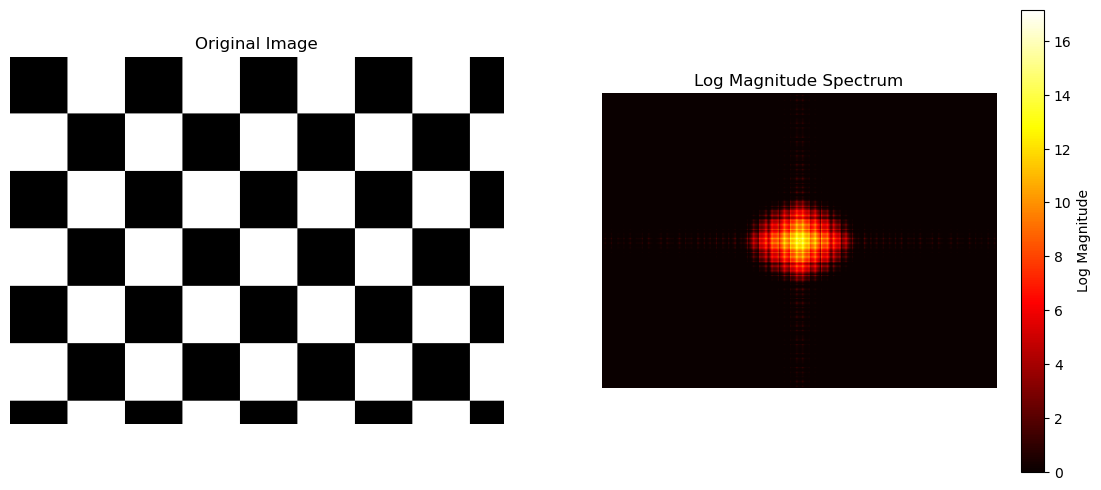
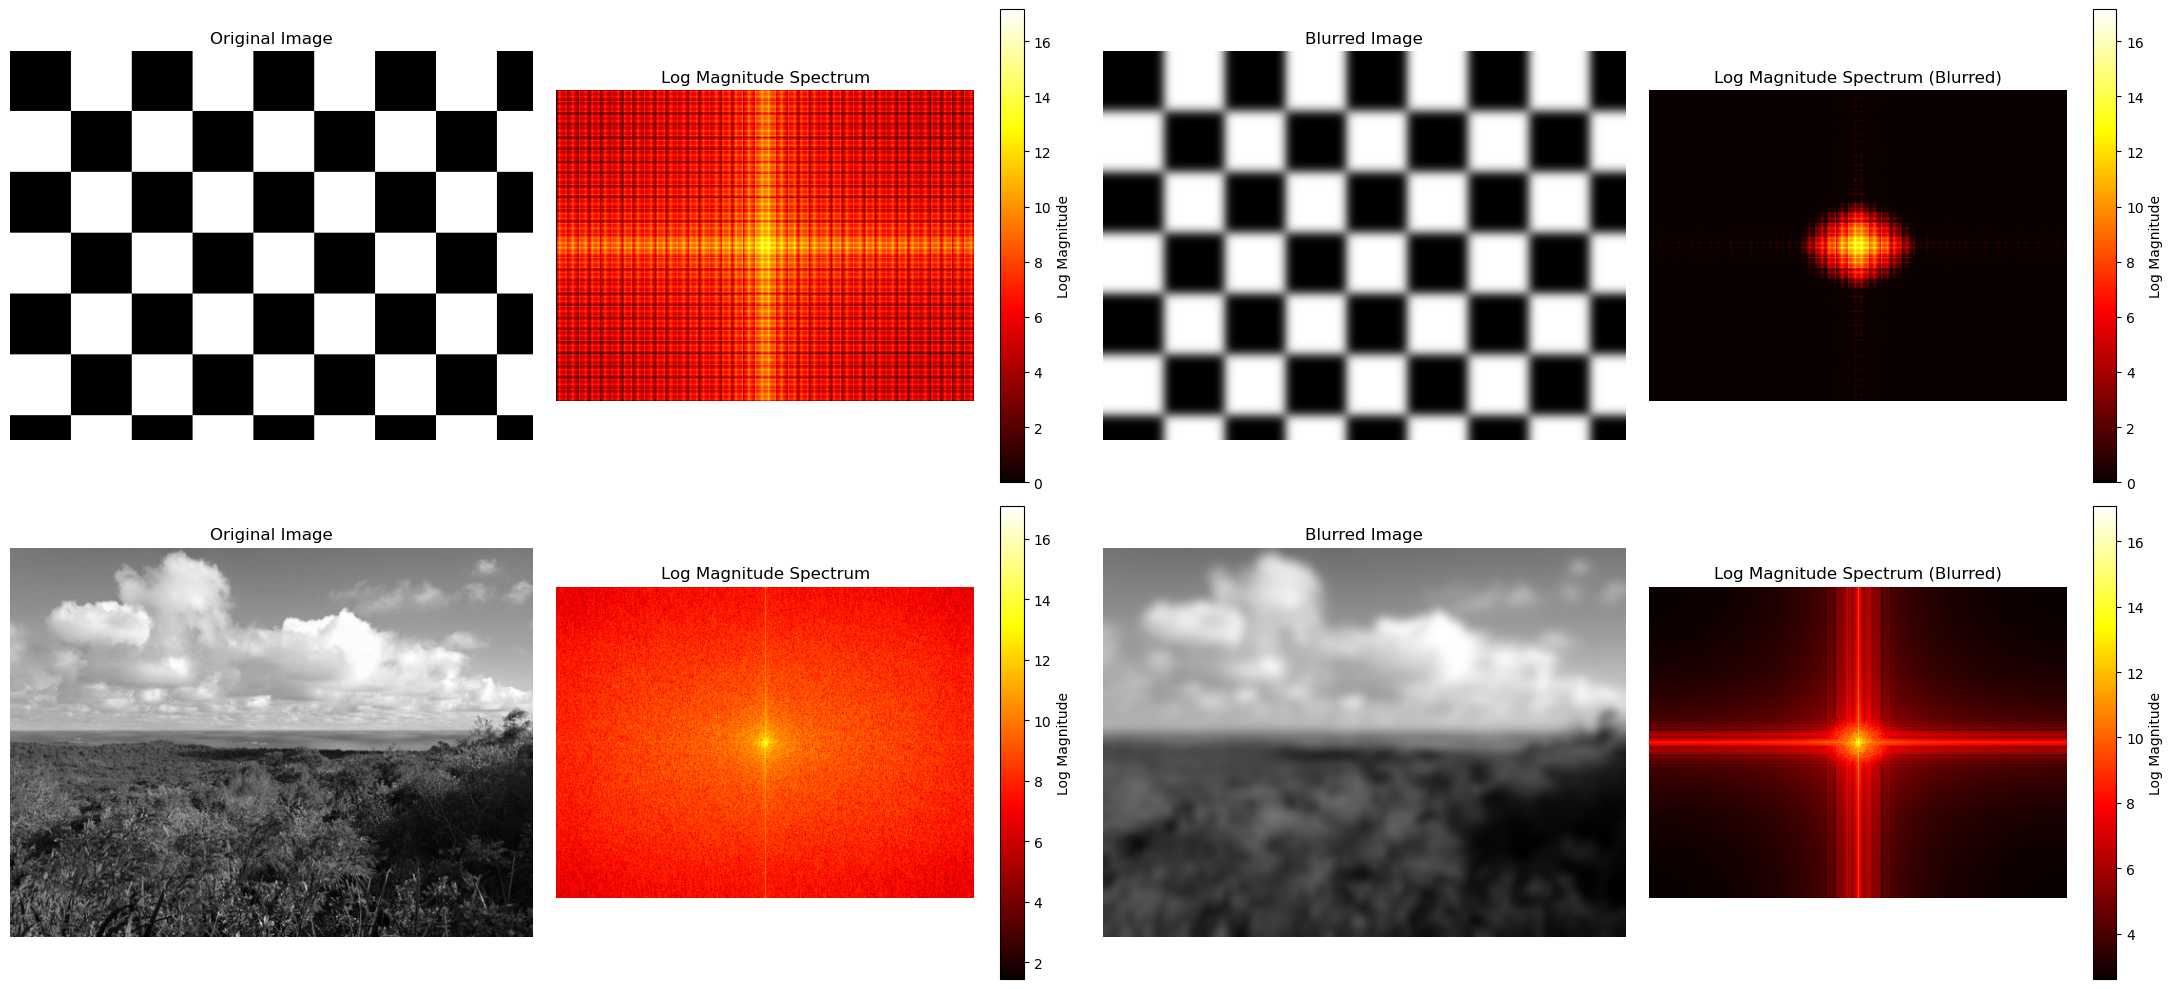
Code edit (unified diff) that turned the first committed figure into the second:
--- before
+++ after
@@ -2,25 +2,43 @@
 blurred_f3 = cv2.GaussianBlur(f3, (0, 0), 5)
 
-fig, axes = plt.subplots(1, 2, figsize=(14, 6))
+fig, axes = plt.subplots(2, 4, figsize=(22, 10))
 
-axes[0].imshow(f2, cmap='gray')
-axes[0].set_title('Original Image')
-axes[0].axis('off')
+# first row: f2
+axes[0, 0].imshow(f2, cmap='gray')
+axes[0, 0].set_title('Original Image')
+axes[0, 0].axis('off')
 
-im = axes[1].imshow(ft_log_magnitude(blurred_f2), cmap='hot')
-axes[1].set_title('Log Magnitude Spectrum')
-axes[1].axis('off')
-plt.colorbar(im, ax=axes[1], label='Log Magnitude')
+im = axes[0, 1].imshow(ft_log_magnitude(f2), cmap='hot')
+axes[0, 1].set_title('Log Magnitude Spectrum')
+axes[0, 1].axis('off')
+plt.colorbar(im, ax=axes[0, 1], label='Log Magnitude')
 
-fig, axes = plt.subplots(1, 2, figsize=(14, 6))
+axes[0, 2].imshow(blurred_f2, cmap='gray')
+axes[0, 2].set_title('Blurred Image')
+axes[0, 2].axis('off')
 
-axes[0].imshow(f3, cmap='gray')
-axes[0].set_title('Original Image')
-axes[0].axis('off')
+im = axes[0, 3].imshow(ft_log_magnitude(blurred_f2), cmap='hot')
+axes[0, 3].set_title('Log Magnitude Spectrum (Blurred)')
+axes[0, 3].axis('off')
+plt.colorbar(im, ax=axes[0, 3], label='Log Magnitude')
 
-im = axes[1].imshow(ft_log_magnitude(blurred_f3), cmap='hot')
-axes[1].set_title('Log Magnitude Spectrum')
-axes[1].axis('off')
-plt.colorbar(im, ax=axes[1], label='Log Magnitude')
+# second row: f3
+axes[1, 0].imshow(f3, cmap='gray')
+axes[1, 0].set_title('Original Image')
+axes[1, 0].axis('off')
+
+im = axes[1, 1].imshow(ft_log_magnitude(f3), cmap='hot')
+axes[1, 1].set_title('Log Magnitude Spectrum')
+axes[1, 1].axis('off')
+plt.colorbar(im, ax=axes[1, 1], label='Log Magnitude')
+
+axes[1, 2].imshow(blurred_f3, cmap='gray')
+axes[1, 2].set_title('Blurred Image')
+axes[1, 2].axis('off')
+
+im = axes[1, 3].imshow(ft_log_magnitude(blurred_f3), cmap='hot')
+axes[1, 3].set_title('Log Magnitude Spectrum (Blurred)')
+axes[1, 3].axis('off')
+plt.colorbar(im, ax=axes[1, 3], label='Log Magnitude')
 
 plt.tight_layout()

Commit: MODIFY plots of Q3